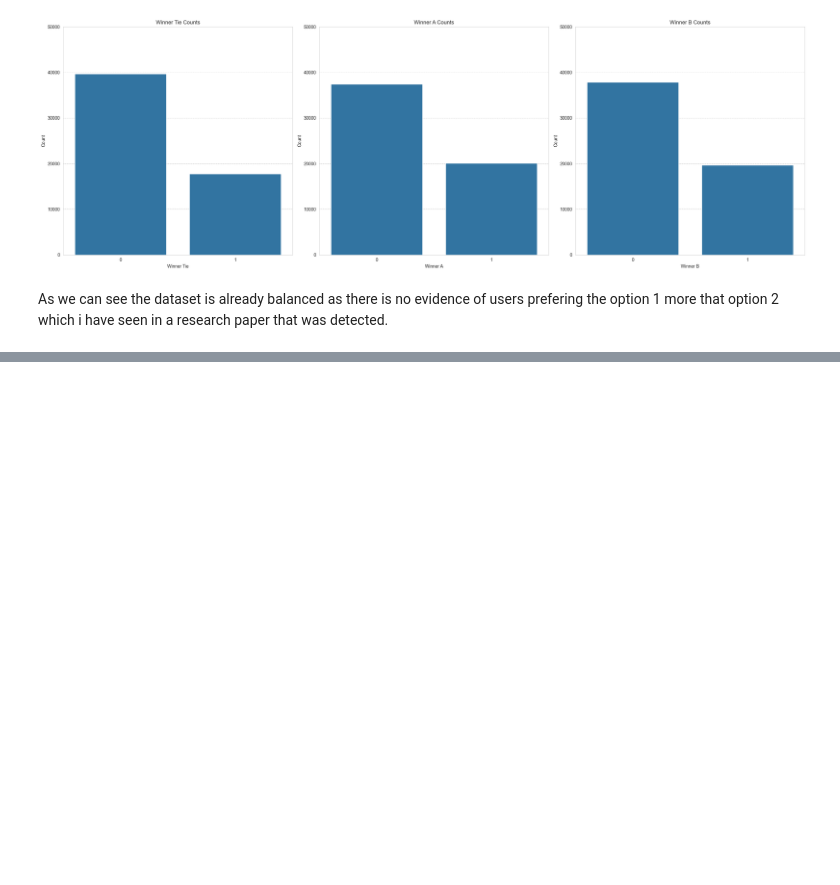
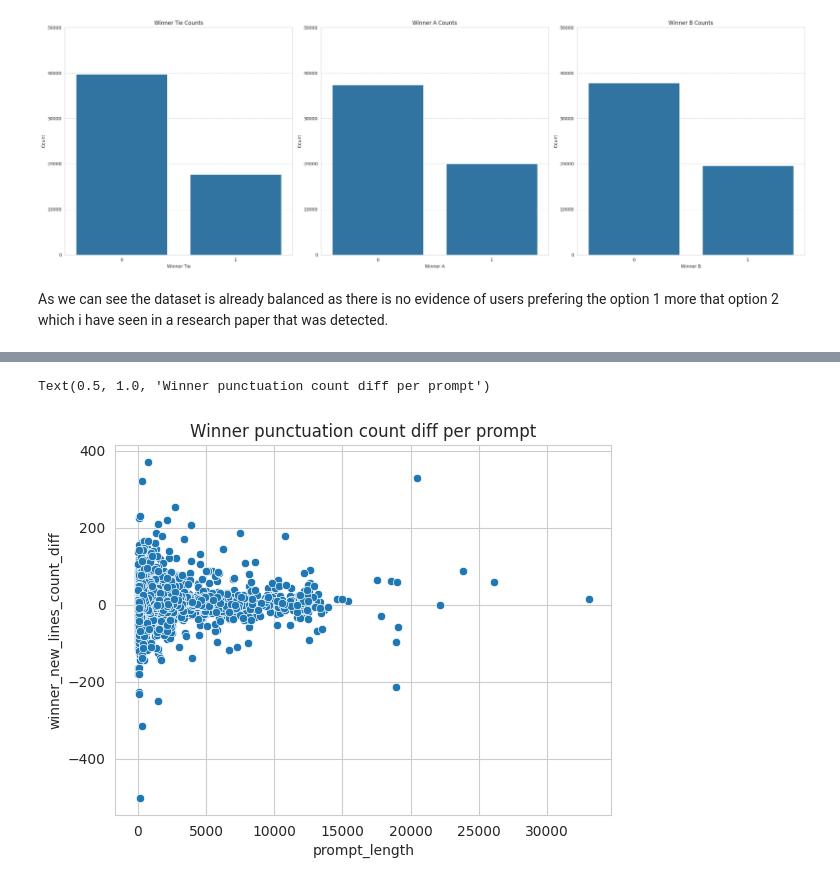
Before and after one commit to VasilisMpletsos/LLM_Preference_Arena_Kaggle, a Jupyter notebook: src/notebooks/1.Explore Dataset.ipynb, the cells around one changed output, grey strips where cells are left out. Drawn from its saved outputs; the diff is of its cells as text; code cells hidden in the pictures; blank space fills up the shorter version.

```diff
--- a/src/notebooks/1.Explore Dataset.ipynb
+++ b/src/notebooks/1.Explore Dataset.ipynb
@@ -120,0 +169,19 @@ Setting a gradient palette using color= is deprecated and will be removed in v0.
+# %%
+df = df.with_columns(
+    pl.col("response_a").str.count_matches(r"\r\\n|\\r|\\n").alias("response_a_newlines_count"),
+    pl.col("response_b").str.count_matches(r"\r\\n|\\r|\\n").alias("response_b_newlines_count"),
+)
+
+df = df.with_columns(
+    pl.when(pl.col("winner_model_a")==1)
+        .then((pl.col("response_a_newlines_count").cast(pl.Int64) - pl.col("response_b_newlines_count").cast(pl.Int64)))
+    .when(pl.col("winner_model_b")==1)
+        .then((pl.col("response_b_newlines_count").cast(pl.Int64) - pl.col("response_a_newlines_count").cast(pl.Int64)))
+    .alias("winner_new_lines_count_diff")
+)
+# %%
+sns.scatterplot(df, x="prompt_length", y = "winner_new_lines_count_diff")
+plt.title("Winner punctuation count diff per prompt")
+# %% [output]
+Text(0.5, 1.0, 'Winner punctuation count diff per prompt')
+[figure, added]
```
Also changed, not shown: parts of 10 cells of this notebook, 5 other files.
